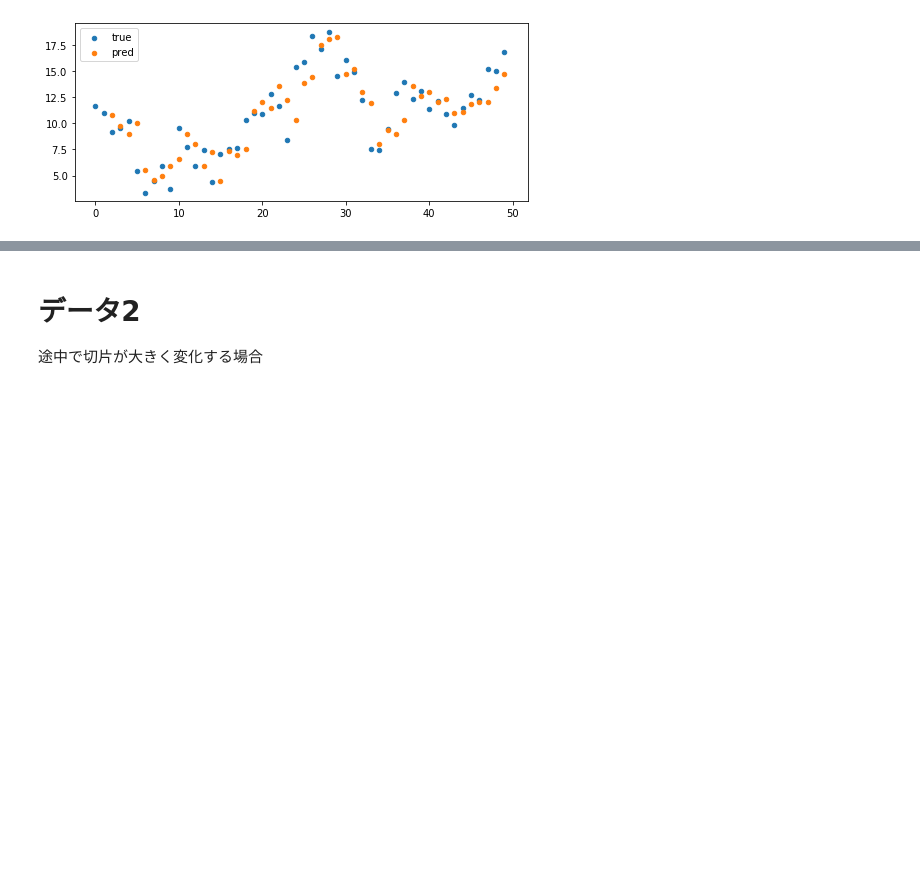
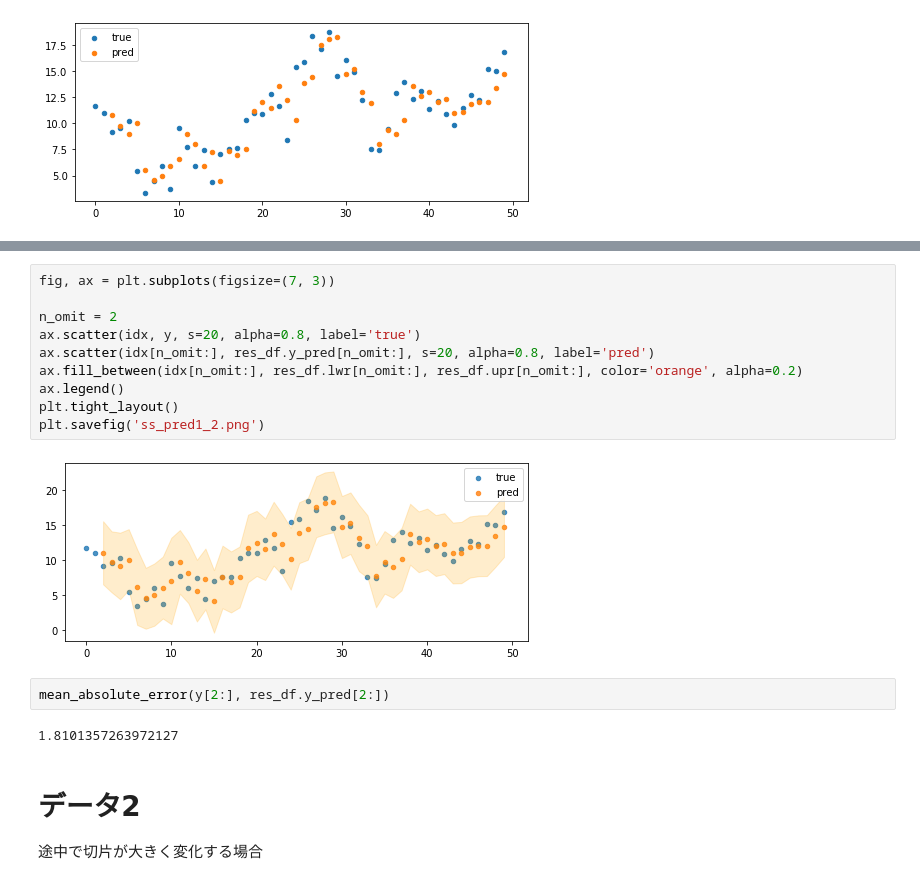
Before and after one commit to Hominine720202/StateSpaceModel, a Jupyter notebook: SimulateRegressionModel.ipynb, the cells around one changed output, grey strips where cells are left out. Drawn from its saved outputs; the diff is of its cells as text; blank space fills up the shorter version.

```diff
--- a/SimulateRegressionModel.ipynb
+++ b/SimulateRegressionModel.ipynb
@@ -200,3 +293,19 @@ plt.savefig('ss_pred.png')
+# %%
+fig, ax = plt.subplots(figsize=(7, 3))
+
+n_omit = 2
+ax.scatter(idx, y, s=20, alpha=0.8, label='true')
+ax.scatter(idx[n_omit:], res_df.y_pred[n_omit:], s=20, alpha=0.8, label='pred')
+ax.fill_between(idx[n_omit:], res_df.lwr[n_omit:], res_df.upr[n_omit:], color='orange', alpha=0.2)
+ax.legend()
+plt.tight_layout()
+plt.savefig('ss_pred1_2.png')
+# %% [output]
+[figure, added]
+# %%
+mean_absolute_error(y[2:], res_df.y_pred[2:])
+# %% [output]
+1.8101357263972127
 # %% [markdown]
 # データ2
 途中で切片が大きく変化する場合
```
Also changed, not shown: parts of 8 cells of this notebook.
